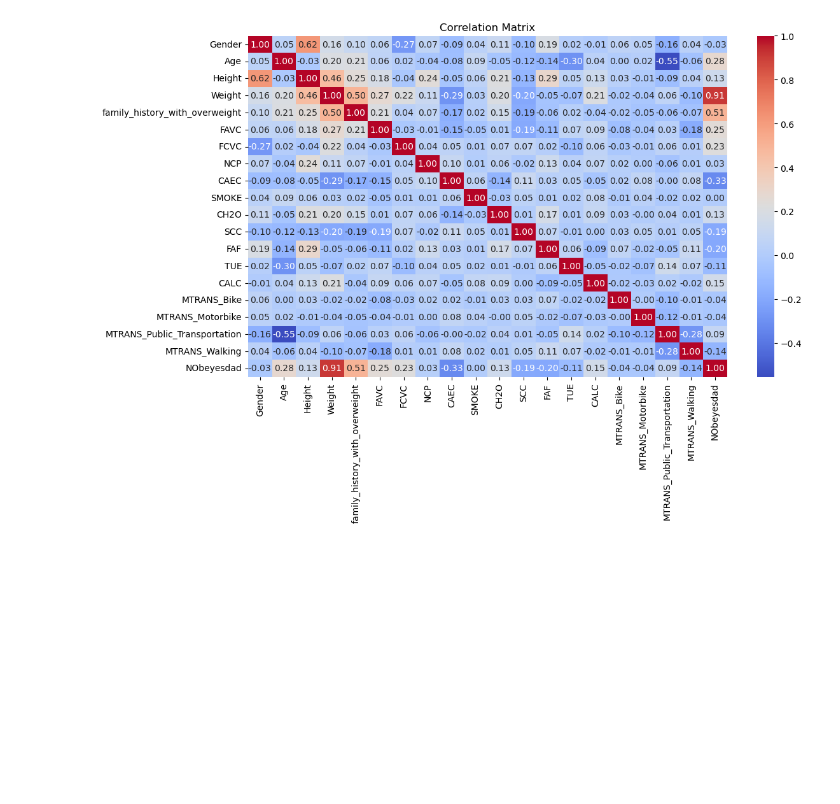
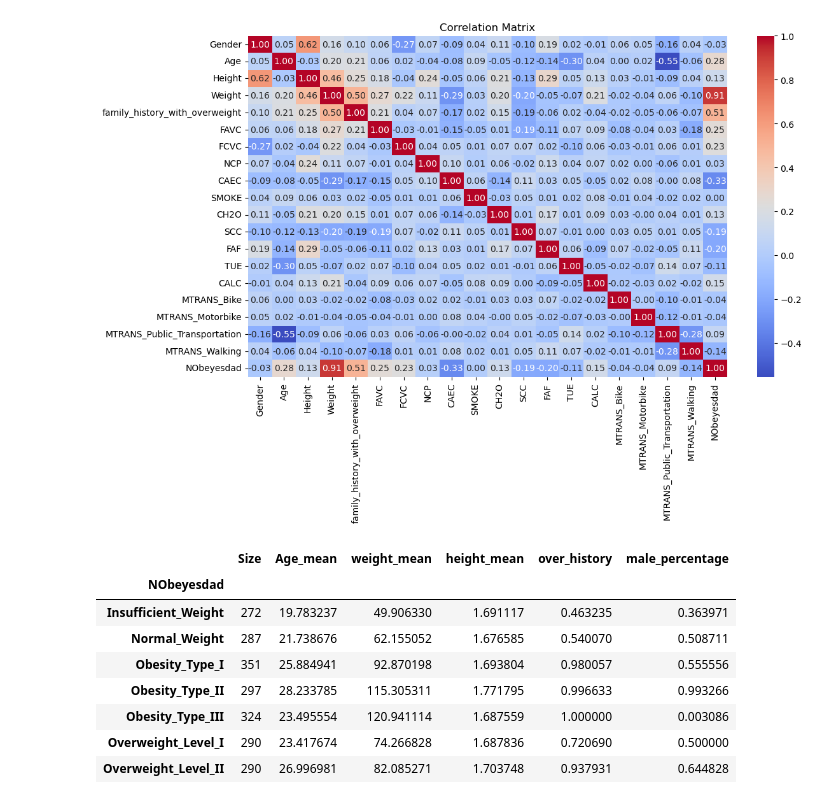
Before and after one commit to ktpanda2025/STA_160, a Jupyter notebook: eda.ipynb, the cells around one changed output. Saved outputs shown, nothing was run; the diff lists cells and outputs as text; code cells hidden in the pictures; blank space fills up the shorter version.

```diff
--- a/eda.ipynb
+++ b/eda.ipynb
@@ -115,3 +115,33 @@ plt.close()
 # %% [output]
 <Figure size 3000x3000 with 0 Axes>
 [figure]
+# %%
+merge_2  = merged.copy()
+
+
+binary_columns = ['Gender', 'family_history_with_overweight']
+binary_mapping = {'Male': 1, 'Female': 0, 'yes': 1, 'no': 0}
+
+for col in binary_columns:
+    merge_2[col] = merge_2[col].map(binary_mapping)
+
+
+merge_2.groupby('NObeyesdad').agg(
+    Size  = ('NObeyesdad', 'size'),
+    Age_mean = ('Age', 'mean'),
+    weight_mean = ('Weight', 'mean'),
+    height_mean = ('Height', 'mean'),
+    over_history = ('family_history_with_overweight', 'mean'),
+    male_percentage = ('Gender','mean')
+
+)
+# %% [output]
+|  | Size | Age_mean | weight_mean | height_mean | over_history | male_percentage |
+| NObeyesdad |  |  |  |  |  |  |
+| Insufficient_Weight | 272 | 19.783237 | 49.906330 | 1.691117 | 0.463235 | 0.363971 |
+| Normal_Weight | 287 | 21.738676 | 62.155052 | 1.676585 | 0.540070 | 0.508711 |
+| Obesity_Type_I | 351 | 25.884941 | 92.870198 | 1.693804 | 0.980057 | 0.555556 |
+| Obesity_Type_II | 297 | 28.233785 | 115.305311 | 1.771795 | 0.996633 | 0.993266 |
+| Obesity_Type_III | 324 | 23.495554 | 120.941114 | 1.687559 | 1.000000 | 0.003086 |
+| Overweight_Level_I | 290 | 23.417674 | 74.266828 | 1.687836 | 0.720690 | 0.500000 |
+| Overweight_Level_II | 290 | 26.996981 | 82.085271 | 1.703748 | 0.937931 | 0.644828 |
```
Also changed, not shown: parts of 1 cell of this notebook, 1 other file.
